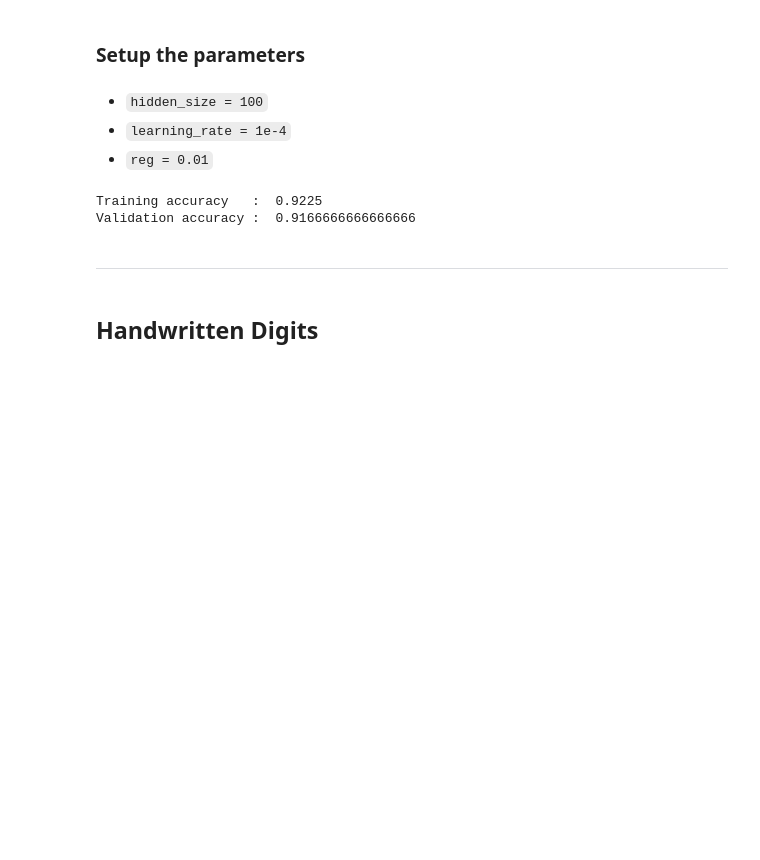
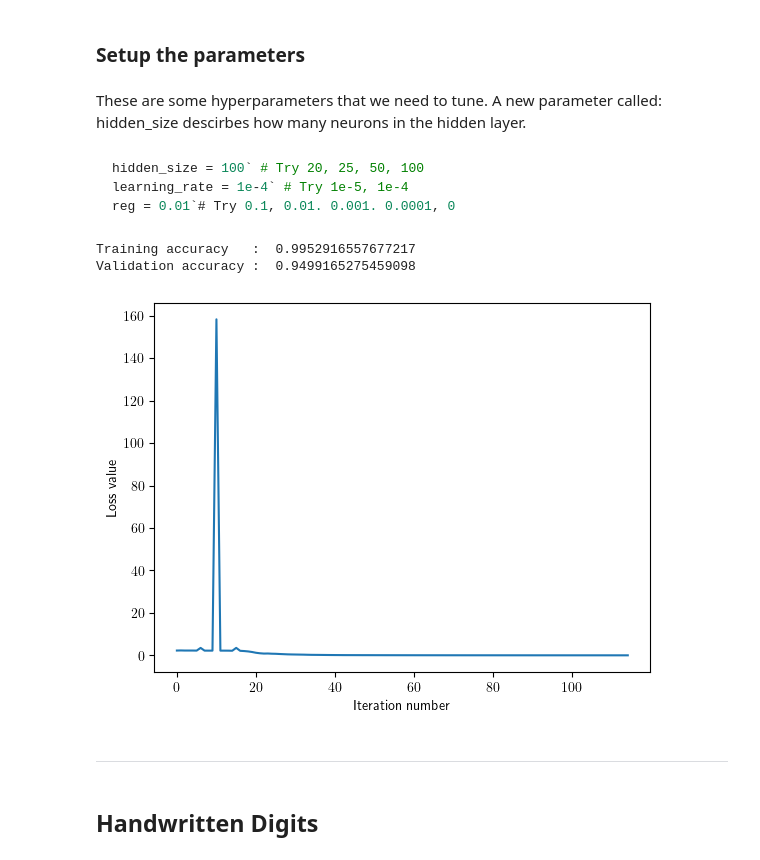
Before and after one commit to auralius/AEK3LBB3, a Jupyter notebook: nn.ipynb, the cells around one changed output. Drawn from its saved outputs; the diff is of its cells as text; code cells hidden in the pictures; blank space fills up the shorter version.

````diff
--- a/nn.ipynb
+++ b/nn.ipynb
@@ -42,7 +44,7 @@ class TwoLayerNet():
     """
 
 
-    def __init__(self, input_size, hidden_size, output_size, std=1e-4):
+    def __init__(self, input_size, hidden_size, output_size, std=1e-5):
         """
         Initialize the model. Weights are initialized to small random values and
         biases are initialized to zero. Weights and biases are stored in the
@@ -129,7 +131,7 @@ class TwoLayerNet():
         return loss
 
 
-    def train(self, X, Y, reg=1e-5, gtol=1e-5, verbose=False):
+    def train(self, X, Y, reg=1e-5, gtol=1e-5, maxiter=1000, verbose=False):
         """
         Train this neural network using stochastic gradient descent.
 
@@ -143,7 +145,7 @@ class TwoLayerNet():
         - num_iters: Number of steps to take when optimizing.
         - verbose: boolean; if true print progress during optimization.
         """
-        loss_history = []
+        self.params["loss_history"] = []
 
         D, H = self.params['W1'].shape
         H, C = self.params['W2'].shape
@@ -155,7 +157,7 @@ class TwoLayerNet():
             b2 = x[D*H+H+(H*C):]
 
             loss = self.loss(W1, b1, W2, b2, X, Y, reg=reg, grad=True)
-            loss_history.append(loss)
+            self.params["loss_history"].append(loss[0])
 
             if verbose == True:
                 print(loss)
@@ -166,14 +168,12 @@ class TwoLayerNet():
                         self.params['b1'],
                         self.params['W2'].flatten(),
                         self.params['b2']))
-        res = minimize(obj, x0, method='L-BFGS-B', jac=True, options={'gtol': gtol, 'disp': True})
+        res = minimize(obj, x0, method='L-BFGS-B', jac=True, options={'gtol': gtol, 'maxiter': maxiter, 'disp': True})
 
         self.params["W1"] = res.x[0: D*H].reshape(D,H)
         self.params["b1"] = res.x[D*H: D*H+H]
         self.params["W2"] = res.x[D*H+H: D*H+H+(H*C)].reshape(H,C)
         self.params["b2"] = res.x[D*H+H+(H*C):]
-
-        return loss_history
 
 
     def predict(self, X):
@@ -241,15 +243,19 @@ Y_test  = Y[401:]
 num_test = X_test.shape[0]
 # %% [markdown]
 ### Setup the parameters
+# %% [markdown]
+These are some hyperparameters that we need to tune. A new parameter called: hidden_size descirbes how many neurons in the hidden layer.
 # %% [markdown]
-* `hidden_size = 100`
-* `learning_rate = 1e-4`
-* `reg = 0.01`
+```python
+hidden_size = 100` # Try 20, 25, 50, 100
+learning_rate = 1e-4` # Try 1e-5, 1e-4
+reg = 0.01`# Try 0.1, 0.01. 0.001. 0.0001, 0
+```
 # %%
 hidden_size = 20
 
 net = TwoLayerNet(input_size, hidden_size, num_classes)
-stats = net.train(X_train, Y_train, reg=0.001, gtol=0.001, verbose=False)
+stats = net.train(X_train, Y_train, reg=0.001, gtol=0.001, maxiter=100, verbose=False)
 
 # Predict on the validation set
 train_acc = (net.predict(X_train) == Y_train).mean()
@@ -259,8 +265,15 @@ print('Training accuracy   : ', train_acc)
 val_acc = (net.predict(X_test) == Y_test).mean()
 print('Validation accuracy : ', val_acc)
 # %% [output]
-Training accuracy   :  0.9225
-Validation accuracy :  0.9166666666666666
+Training accuracy   :  0.9952916557677217
+Validation accuracy :  0.9499165275459098
+# %%
+plt.plot(net.params["loss_history"])
+plt.xlabel('Iteration number')
+plt.ylabel('Loss value')
+plt.show()
+# %% [output]
+[figure, added]
 # %% [markdown]
 ----
 # %% [markdown]
````
Also changed, not shown: parts of 12 cells of this notebook.
